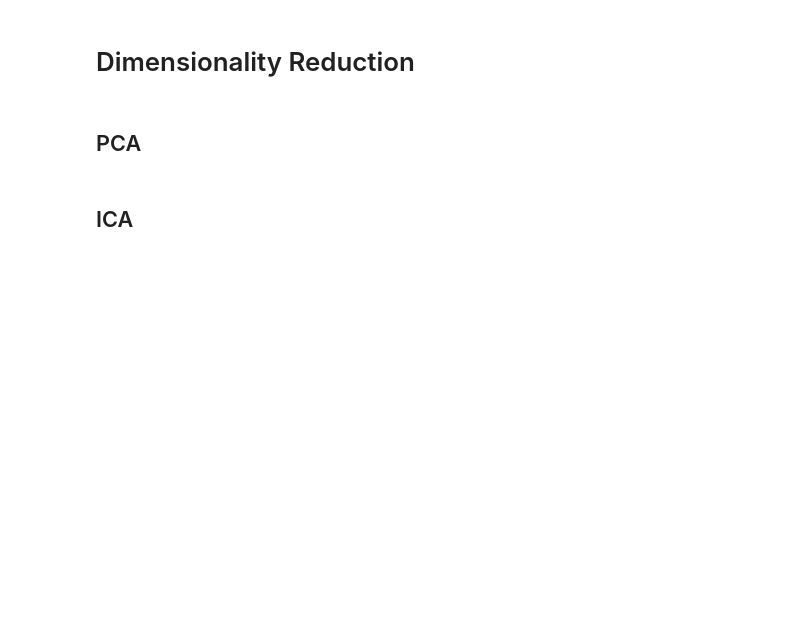
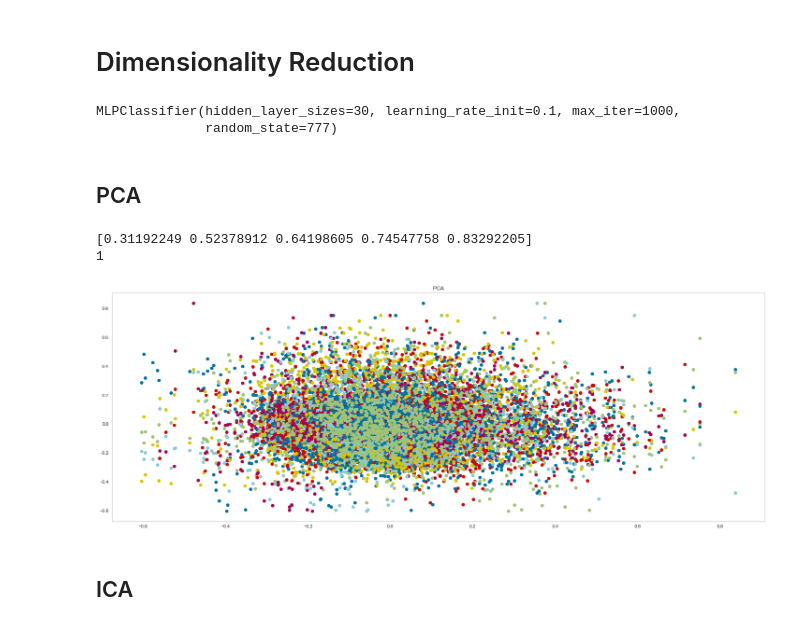
Before and after one commit to rainmaker712/machine-learning-note, a Jupyter notebook: unsupervised_learning/unsupervised_learning.ipynb, the cells around one changed output. Drawn from its saved outputs; the diff is of its cells as text; code cells hidden in the pictures; blank space fills up the shorter version.

```diff
--- a/unsupervised_learning/unsupervised_learning.ipynb
+++ b/unsupervised_learning/unsupervised_learning.ipynb
@@ -225,44 +290,70 @@ plt.show()
 
 dim = 2
 
-# best parameter tester
-best_nn_clf = MLPClassifier(
-    random_state=seed,
-    hidden_layer_sizes=30,
-    learning_rate_init=0.1,
-    max_iter=40
-)
+def mlp_classifer(df, hidden_size=30, lr=0.1, max_iter=1000):
+    # best parameter tester
+    nn_clf = MLPClassifier(
+        random_state=seed,
+        hidden_layer_sizes=hidden_size,
+        learning_rate_init=lr,
+        max_iter=max_iter
+    )
 
-best_nn_clf.fit(df_diabet.iloc[:,:-1], df_diabet.iloc[:,-1])
+    nn_clf.fit(df.iloc[:,:-1], df.iloc[:,-1])
+
+    return nn_clf
+
+mlp_classifer(df_digit)
+mlp_classifer(df_diabet)
+# %% [output]
+MLPClassifier(hidden_layer_sizes=30, learning_rate_init=0.1, max_iter=1000,
+              random_state=777)
 # %% [markdown]
 ## PCA
+# %%
+cumsum = np.cumsum(pca.explained_variance_ratio_)
+print(cumsum)
+d = np.argmax(cumsum >= 0.95) + 1
+print(d)
+# %% [output]
+[0.31192249 0.52378912 0.64198605 0.74547758 0.83292205]
+1
 # %%
-pca = PCA(random_state=seed, n_components=dim)
-X_pca = pca.fit_transform(df_diabet.iloc[:,:-1])
+def pca_func(df, dim=2, seed=seed):
 
-# pca.explained_variance_ratio_
+    pca = PCA(random_state=seed, n_components=dim)
+    X_pca = pca.fit_transform(df.iloc[:,:-1])
 
-X_pca = pd.DataFrame(X_pca, columns=["x", "y"])
-target = pd.DataFrame(df_diabet.iloc[:,-1]).reset_index(drop=True)
-merged = pd.concat([X_pca, target], axis=1)
+    plt.figure(figsize=(25, 9))
+    plt.grid()
+    plt.title("PCA")
 
-# markers=['^', 's', 'o']
+    for i in range(0, dim):
+        for j in range(0, dim):
+            if i == j:
+                continue
+            plt.scatter(X_pca[:,i], X_pca[:,j])
 
-plt.figure(figsize=(16, 9))
-plt.grid()
+    plt.show()
 
-markers=['s', 'o']
-for i, marker in enumerate(markers):
-    x_axis_data = merged[merged['Outcome']==i]['x']
-    y_axis_data = merged[merged['Outcome']==i]['y']
-    plt.scatter(x_axis_data, y_axis_data, marker=marker, label=i, s=30)
+    #     X_pca = pd.DataFrame(X_pca, columns=["x", "y"])
+#     target = pd.DataFrame(df.iloc[:,-1]).reset_index(drop=True)
+#     merged = pd.concat([X_pca, target], axis=1)
 
-plt.legend()
-plt.show()
+#     colors = ['b','g','r','c','m','y','k','w']
+#     markers=['s', 'o']
+#     for i, marker in enumerate(markers):
+#         print(i)
 
-nn_clf = MLPClassifier(random_state=seed, max_iter=1000, early_stopping=False, activation="tanh")
-scores = cross_val_score(nn_clf, df_diabet.iloc[:,:-1], df_diabet.iloc[:,-1], scoring="accuracy", cv=3)
-print(np.mean(scores))
+#         x_axis_data = merged[merged['Outcome']==i]["x"]
+#         y_axis_data = merged[merged['Outcome']==i]["y"]
+#         plt.scatter(x_axis_data, y_axis_data, marker=marker, label=i, s=30)
+
+
+pca_func(df_diabet, 5)
+# pca_func(df_digit, dim=10)
+# %% [output]
+[figure, added]
 # %%
 # markers=['^', 's', 'o']
 
```
Also changed, not shown: parts of 12 cells of this notebook, 1 other file.
